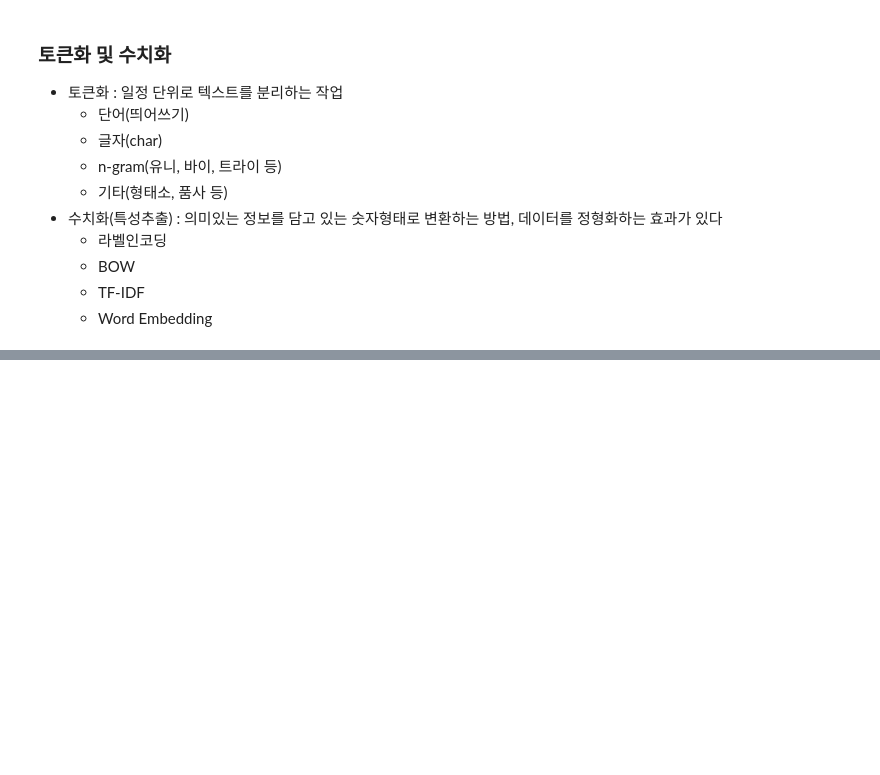
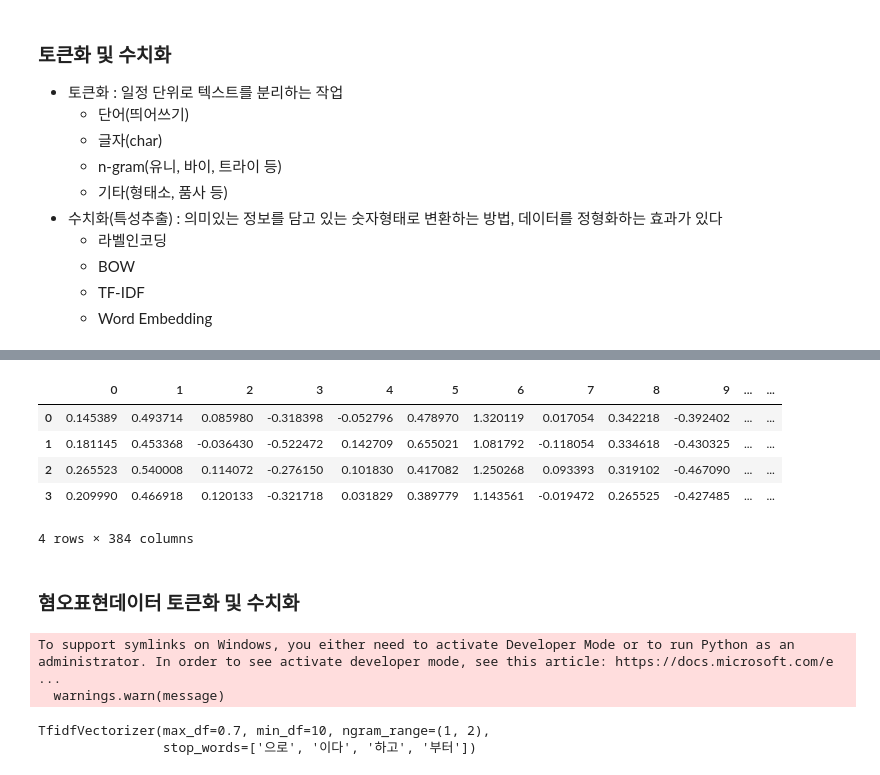
Before and after one commit to pa3757/aischoolpython, a Jupyter notebook: machineLearning/textmining.ipynb, the cells around one changed output, grey strips where cells are left out. Saved outputs shown, nothing was run; the diff lists cells and outputs as text; code cells hidden in the pictures; blank space fills up the shorter version.

```diff
--- a/machineLearning/textmining.ipynb
+++ b/machineLearning/textmining.ipynb
@@ -609,0 +748,2 @@ for doc in tqdm(test_celean_list):
+# %%
+model = SentenceTransformer('paraphrase-MiniLM-L6-v2')
@@ -609,0 +753,3 @@ for doc in tqdm(test_celean_list):
+# %%
+# 문장을 벡터로 변환
+sentence_embeddings = model.encode(sample_text)
@@ -609,0 +773,12 @@ for doc in tqdm(test_celean_list):
+# %%
+# 벡터값을 데이터프레임으로 변환
+pd.DataFrame(sentence_embeddings)
+# %% [output]
+|  | 0 | 1 | 2 | 3 | 4 | 5 | 6 | 7 | 8 | 9 | ... | ... |
+| 0 | 0.145389 | 0.493714 | 0.085980 | -0.318398 | -0.052796 | 0.478970 | 1.320119 | 0.017054 | 0.342218 | -0.392402 | ... | ... |
+| 1 | 0.181145 | 0.453368 | -0.036430 | -0.522472 | 0.142709 | 0.655021 | 1.081792 | -0.118054 | 0.334618 | -0.430325 | ... | ... |
+| 2 | 0.265523 | 0.540008 | 0.114072 | -0.276150 | 0.101830 | 0.417082 | 1.250268 | 0.093393 | 0.319102 | -0.467090 | ... | ... |
+| 3 | 0.209990 | 0.466918 | 0.120133 | -0.321718 | 0.031829 | 0.389779 | 1.143561 | -0.019472 | 0.265525 | -0.427485 | ... | ... |
+4 rows × 384 columns
+# %% [markdown]
+### 혐오표현데이터 토큰화 및 수치화
@@ -609,0 +793,11 @@ for doc in tqdm(test_celean_list):
+# %%
+unsmile_transform_model = SentenceTransformer('snunlp/KR-SBERT-V40K-klueNLI-augSTS')
+# %% [output]
+To support symlinks on Windows, you either need to activate Developer Mode or to run Python as an administrator. In order to see activate developer mode, see this article: https://docs.microsoft.com/e ...
+  warnings.warn(message)
+# %%
+unsmile_cv.fit(kiwi_token_train) # 단어사전 구축
+unsmile_tf_idf.fit(kiwi_token_train) # 단어사전 구축
+# %% [output]
+TfidfVectorizer(max_df=0.7, min_df=10, ngram_range=(1, 2),
+                stop_words=['으로', '이다', '하고', '부터'])
```
Also changed, not shown: parts of 32 cells of this notebook, 2 other files.
